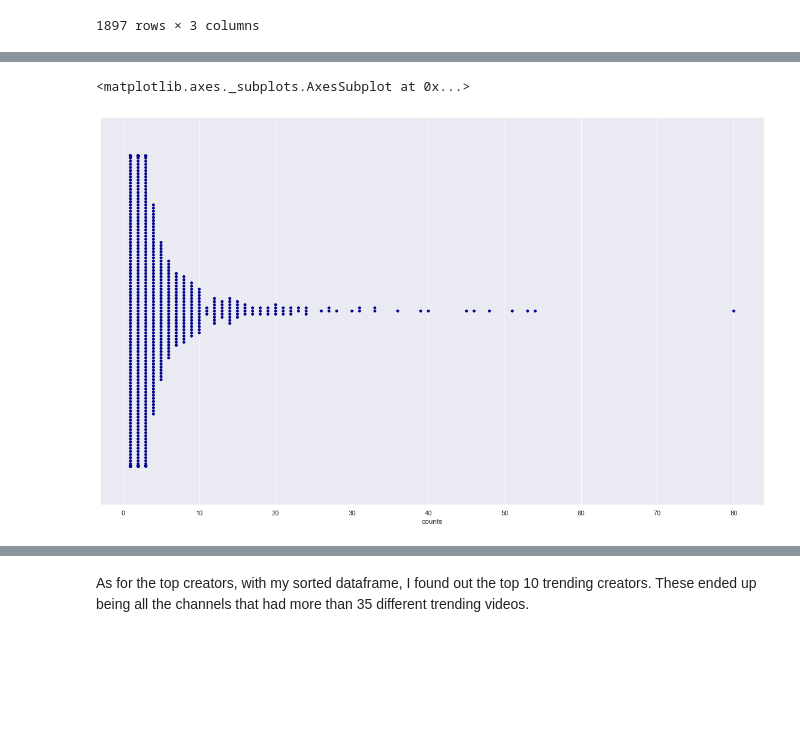
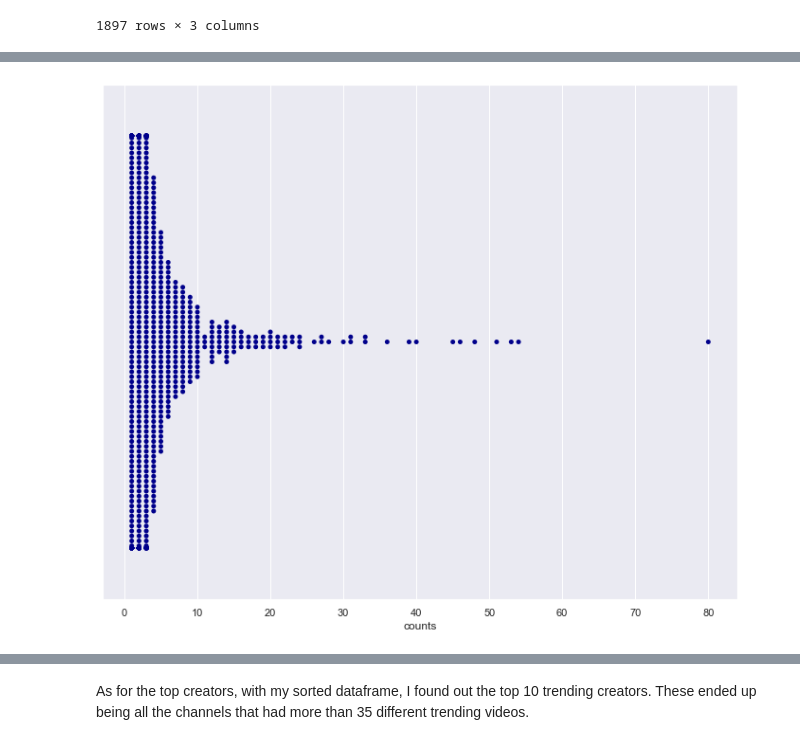
Before and after one commit to Carlene/youtube_trending, a Jupyter notebook: trending_creators.ipynb, the cells around one changed output, grey strips where cells are left out. Drawn from its saved outputs; the diff is of its cells as text; code cells hidden in the pictures; blank space fills up the shorter version.

```diff
--- a/trending_creators.ipynb
+++ b/trending_creators.ipynb
@@ -140,8 +137,7 @@ sns.swarmplot(x=channel_and_view_counts["view_counts"], color= "darkblue")
 # %%
-sns.swarmplot(x=channel_and_view_counts["counts"], color= "darkblue")
+counts_swarm = sns.swarmplot(x=channel_and_view_counts["counts"], color= "darkblue")
 # %% [output]
-<matplotlib.axes._subplots.AxesSubplot at 0x...>
-[figure, old version]
+[figure, new version]
 # %%
 # shows a plot of amount of trending video each channel has by the total view count of their videos
 
```
Also changed, not shown: parts of 7 cells of this notebook.
